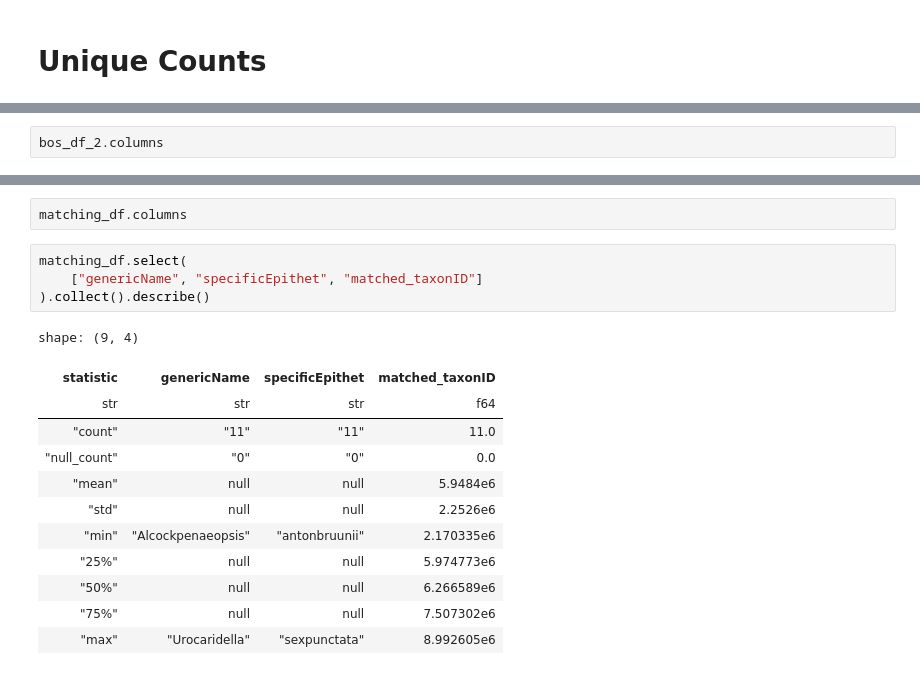
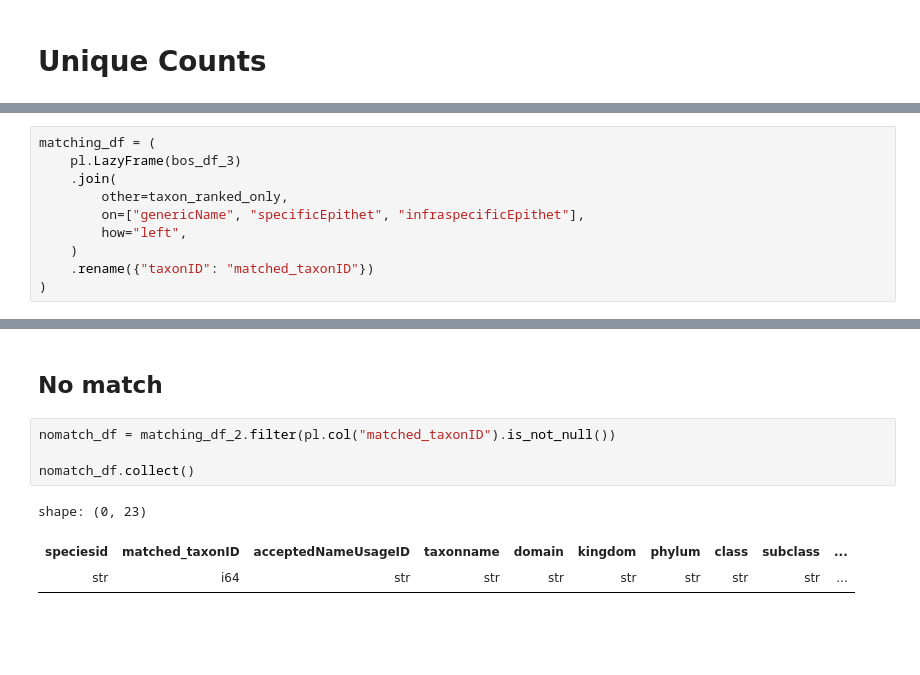
Before and after one commit to roberthobblebottom/lkcnhm_data_wrangling, a Jupyter notebook: __marimo__/explore_datasets_marimo_notebook.ipynb, the cells around one changed output, grey strips where cells are left out. Drawn from its saved outputs; the diff is of its cells as text; blank space fills up the shorter version.

Commit message:
exploration, removed unique check for taxon

```diff
--- a/__marimo__/explore_datasets_marimo_notebook.ipynb
+++ b/__marimo__/explore_datasets_marimo_notebook.ipynb
@@ -478,3 +479,11 @@ bos_df_2 = bos_df_1.drop(columns_to_drop_as_all_nulls).drop(
 # %%
-bos_df_2.columns
+matching_df = (
+    pl.LazyFrame(bos_df_3)
+    .join(
+        other=taxon_ranked_only,
+        on=["genericName", "specificEpithet", "infraspecificEpithet"],
+        how="left",
+    )
+    .rename({"taxonID": "matched_taxonID"})
+)
 # %%
@@ -641,19 +643,10 @@ shape: (11, 45)
-# %%
-matching_df.columns
+# %% [markdown]
+## No match
 # %%
-matching_df.select(
-    ["genericName", "specificEpithet", "matched_taxonID"]
-).collect().describe()
+nomatch_df = matching_df_2.filter(pl.col("matched_taxonID").is_not_null())
+
+nomatch_df.collect()
 # %% [output]
-shape: (9, 4)
+shape: (0, 23)
-| statistic | genericName | specificEpithet | matched_taxonID |
-| str | str | str | f64 |
-| "count" | "11" | "11" | 11.0 |
-| "null_count" | "0" | "0" | 0.0 |
-| "mean" | null | null | 5.9484e6 |
-| "std" | null | null | 2.2526e6 |
-| "min" | "Alcockpenaeopsis" | "antonbruunii" | 2.170335e6 |
-| "25%" | null | null | 5.974773e6 |
-| "50%" | null | null | 6.266589e6 |
-| "75%" | null | null | 7.507302e6 |
-| "max" | "Urocaridella" | "sexpunctata" | 8.992605e6 |
+| speciesid | matched_taxonID | acceptedNameUsageID | taxonname | domain | kingdom | phylum | class | subclass | ... |
+| str | i64 | str | str | str | str | str | str | str | ... |
```
Also changed, not shown: parts of 63 cells of this notebook, 3 other files.
